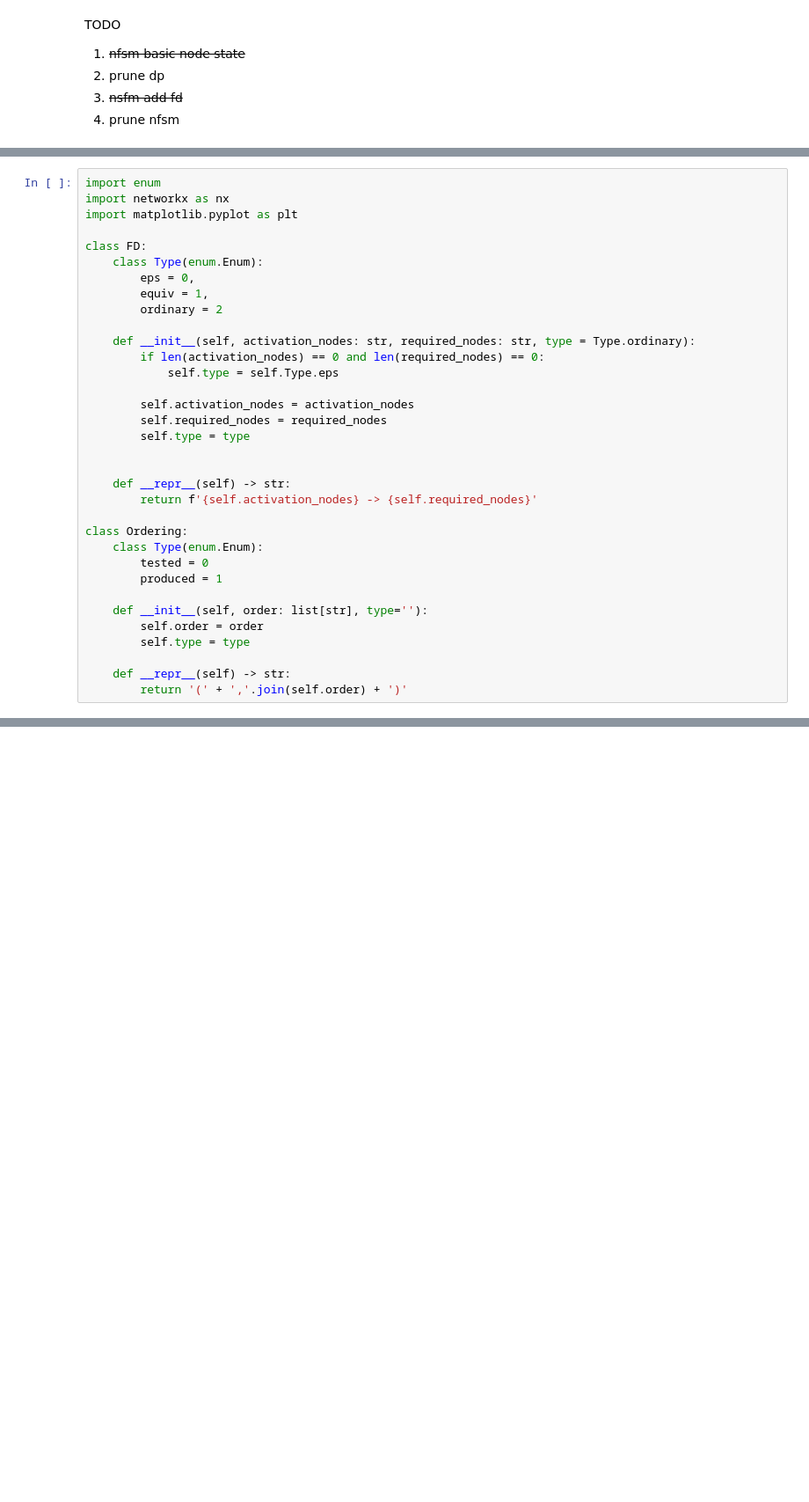
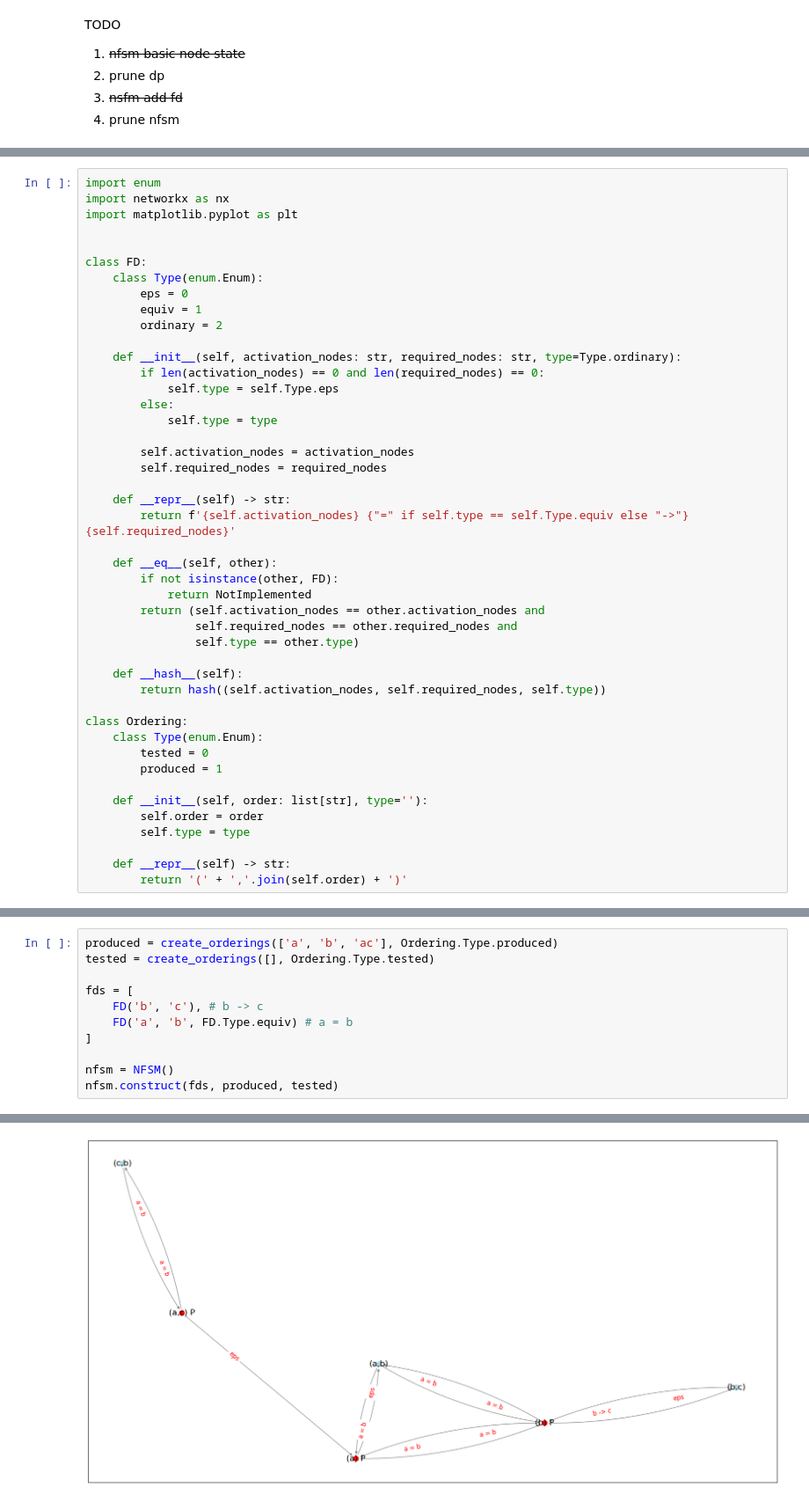
Before and after one commit to pavelvelikhov/DPHyp, a Jupyter notebook: OrderGroupFramework.ipynb, the cells around one changed output, grey strips where cells are left out. Shown at 88% size. Cells and saved outputs as stored; diff of their text form; blank space fills up the shorter version.

```diff
--- a/OrderGroupFramework.ipynb
+++ b/OrderGroupFramework.ipynb
@@ -88,23 +158,34 @@ import enum
 import networkx as nx
 import matplotlib.pyplot as plt
 
+
 class FD:
     class Type(enum.Enum):
-        eps = 0,
-        equiv = 1,
+        eps = 0
+        equiv = 1
         ordinary = 2
 
-    def __init__(self, activation_nodes: str, required_nodes: str, type = Type.ordinary):
+    def __init__(self, activation_nodes: str, required_nodes: str, type=Type.ordinary):
         if len(activation_nodes) == 0 and len(required_nodes) == 0:
             self.type = self.Type.eps
+        else:
+            self.type = type
 
         self.activation_nodes = activation_nodes
         self.required_nodes = required_nodes
-        self.type = type
-
 
     def __repr__(self) -> str:
-        return f'{self.activation_nodes} -> {self.required_nodes}'
+        return f'{self.activation_nodes} {"=" if self.type == self.Type.equiv else "->"} {self.required_nodes}'
+
+    def __eq__(self, other):
+        if not isinstance(other, FD):
+            return NotImplemented
+        return (self.activation_nodes == other.activation_nodes and
+                self.required_nodes == other.required_nodes and
+                self.type == other.type)
+
+    def __hash__(self):
+        return hash((self.activation_nodes, self.required_nodes, self.type))
 
 class Ordering:
     class Type(enum.Enum):
@@ -371,0 +561,12 @@ Edges:
+# %%
+produced = create_orderings(['a', 'b', 'ac'], Ordering.Type.produced)
+tested = create_orderings([], Ordering.Type.tested)
+
+fds = [
+    FD('b', 'c'), # b -> c
+    FD('a', 'b', FD.Type.equiv) # a = b
+]
+
+nfsm = NFSM()
+nfsm.construct(fds, produced, tested)
+# %% [output]
@@ -371,0 +574 @@ Edges:
+[figure, added]
```
Also changed, not shown: parts of 6 cells of this notebook, 1 other file.
